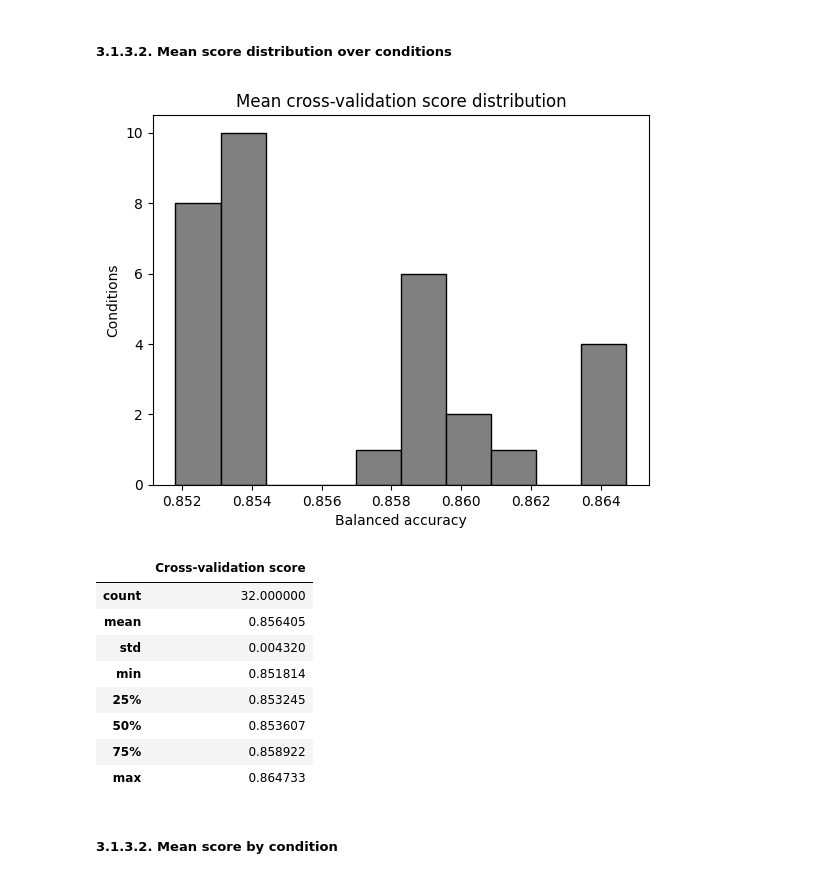
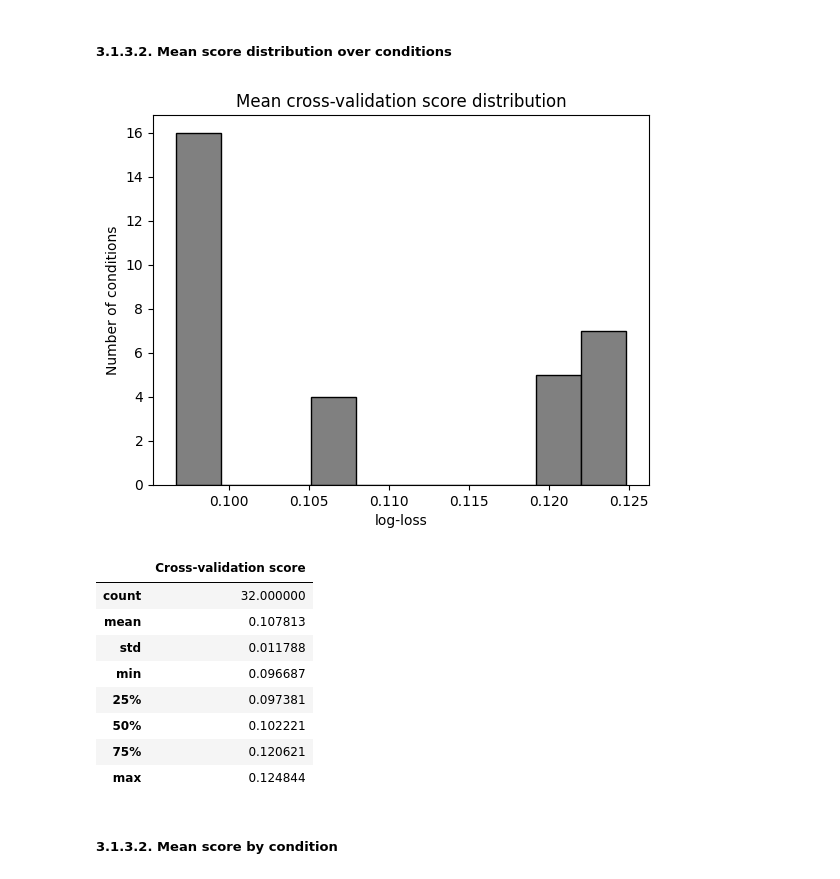
Before and after one commit to gperdrizet/student-health-risk, a Jupyter notebook: notebooks/03-data-preprocessing.ipynb, the cells around one changed output. Saved outputs shown, nothing was run; the diff lists cells and outputs as text; code cells hidden in the pictures.

Commit message:
Fixed bug in feature definitions, switched to log loss for optimization metric

```diff
--- a/notebooks/03-data-preprocessing.ipynb
+++ b/notebooks/03-data-preprocessing.ipynb
@@ -32,18 +32,17 @@ from helper_functions.data_preprocessing import knn_imputer, iterative_imputer,
 # %% [markdown]
 ### 1.2. Run configuration
 # %%
-SAMPLE       = 0.10          # Fraction of data to use for training
-CV_FOLDS     = 5             # Number of cross-validation folds
-SAMPLE_SIZES = [6000, 60000] # Produce final datasets of these sizes (in addition to full dataset)
+SAMPLE       = 0.10  # Fraction of data to use for training
+CV_FOLDS     = 5     # Number of cross-validation folds
 
 # Run control flags
-RUN_FULL_CONDITION_SWEEP            = False
-RUN_ENCODING_SMOOTHING_OPTIMIZATION = False
-RUN_IMPUTER_OPTIMIZATION            = False
-CREATE_EVAL_DATA                    = False
-RUN_PERFORMANCE_ESTIMATION          = False
-RUN_HYPERPARAMETER_OPTIMIZATION     = False
-CREATE_FINAL_DATA                   = False
+RUN_FULL_CONDITION_SWEEP            = True
+RUN_ENCODING_SMOOTHING_OPTIMIZATION = True
+RUN_IMPUTER_OPTIMIZATION            = True
+CREATE_EVAL_DATA                    = True
+RUN_PERFORMANCE_ESTIMATION          = True
+RUN_HYPERPARAMETER_OPTIMIZATION     = True
+CREATE_FINAL_DATA                   = True
 
 # File paths for data
 FULL_CONDITION_SWEEP_DATA           = '../data/results/03-encoding-imputation.csv'
@@ -96,11 +95,9 @@ continuous_features = metadata['continuous_features']
 high_cardinality_feature = metadata['high_cardinality_feature']
 label = metadata['label']
 
-# Treat 'step_count' like a continuous feature
-continuous_features += [high_cardinality_feature]
-
 print(f'Categorical features: {", ".join(categorical_features)}')
 print(f'Continuous features: {", ".join(continuous_features)}')
+print(f'High cardinality feature: {high_cardinality_feature}')
 print(f'Label: {label}')
 # %% [output]
 Categorical features: diet_type, stress_level, sleep_quality, physical_activity_level, smoking_alcohol, gender
@@ -216,33 +214,33 @@ if RUN_FULL_CONDITION_SWEEP:
                     indicator=condition_params['Missing indicator']
                 )
 
-            model = GradientBoostingClassifier()
+            model = HistGradientBoostingClassifier()
             model.fit(x_train, y_train)
 
-            y_pred = model.predict(x_validation)
-            score = balanced_accuracy_score(y_validation, y_pred)
+            y_pred_proba = model.predict_proba(x_validation)
+            score = log_loss(y_validation, y_pred_proba, labels=model.classes_)
             cv_scores.append(score)
 
         # Collect results
         results['Condition'].extend([condition_name] * CV_FOLDS)
         results['Cross-validation score'].extend(cv_scores)
 
-        print(f'Balanced accuracy: {np.mean(cv_scores):.4f} +/- {np.std(cv_scores):.4f}')
+        print(f'Log loss: {np.median(cv_scores):.4f} +/- {np.std(cv_scores):.4f}')
 
     results = pd.DataFrame(results)
-    results.sort_values(by='Cross-validation score', ascending=False, inplace=True)
+    results.sort_values(by='Cross-validation score', ascending=True, inplace=True)
     results.reset_index(drop=True, inplace=True)
     results.to_csv(FULL_CONDITION_SWEEP_DATA, index=False)
 
 else:
     results = pd.read_csv(FULL_CONDITION_SWEEP_DATA)
 
-median_scores = results.groupby('Condition')['Cross-validation score'].median().sort_values(ascending=False)
+median_scores = results.groupby('Condition')['Cross-validation score'].median().sort_values(ascending=True)
 best_condition = median_scores.index[0]
 best_score = median_scores.iloc[0]
 
 print(f'Best condition: {best_condition}')
-print(f'Median balanced accuracy: {best_score:.4f}')
+print(f'Median log-loss: {best_score:.4f}')
 
 print()
 # %% [output]
@@ -258,26 +268,26 @@ Wall time: 5.08 ms
 # %%
 mean_results = pd.DataFrame(results.groupby('Condition').mean())
 mean_results.reset_index(drop=False, inplace=True)
 mean_results.head()
 
 plt.title('Mean cross-validation score distribution')
 plt.hist(mean_results['Cross-validation score'], color='gray', edgecolor='black', bins=10)
-plt.xlabel('Balanced accuracy')
-plt.ylabel('Conditions')
+plt.xlabel('log-loss')
+plt.ylabel('Number of conditions')
 plt.show()
 
 mean_results.describe()
 # %% [output]
-[figure, old version]
+[figure, new version]
 |  | Cross-validation score |
 | count | 32.000000 |
-| mean | 0.856405 |
-| std | 0.004320 |
-| min | 0.851814 |
-| 25% | 0.853245 |
-| 50% | 0.853607 |
-| 75% | 0.858922 |
-| max | 0.864733 |
+| mean | 0.107813 |
+| std | 0.011788 |
+| min | 0.096687 |
+| 25% | 0.097381 |
+| 50% | 0.102221 |
+| 75% | 0.120621 |
+| max | 0.124844 |
 # %% [markdown]
 ##### 3.1.3.2. Mean score by condition
 # %%
```
Also changed, not shown: parts of 20 cells of this notebook, 10 other files.
